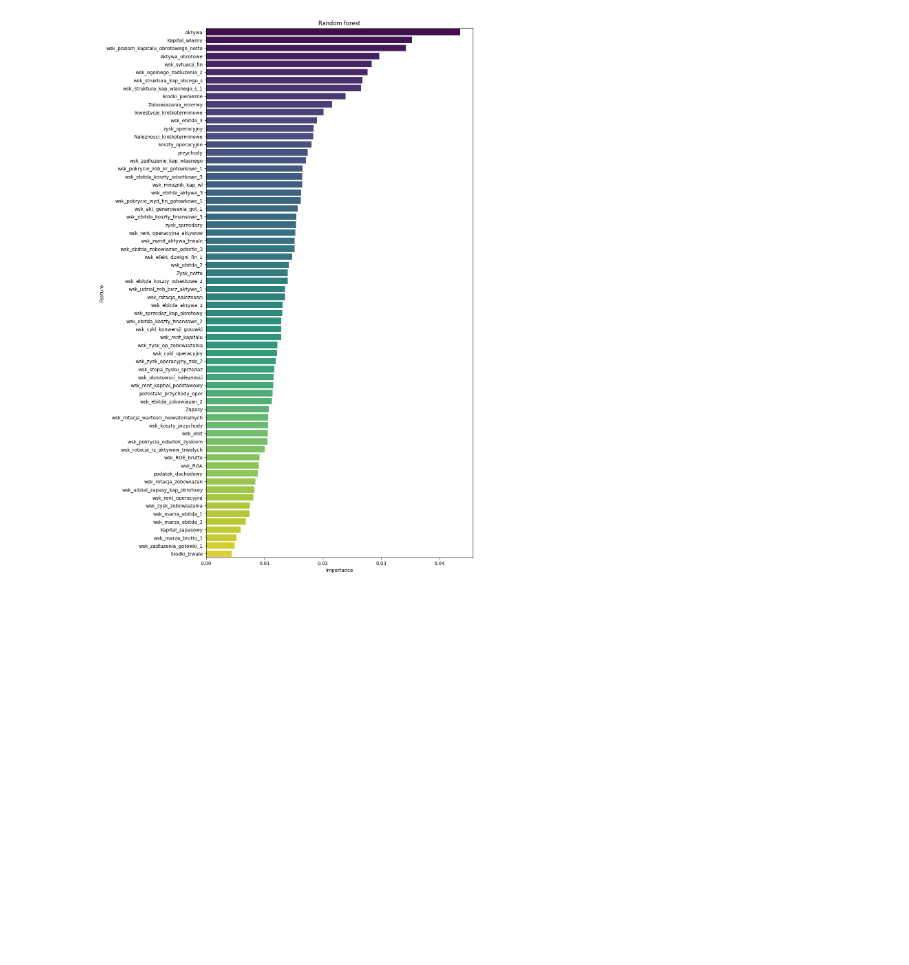
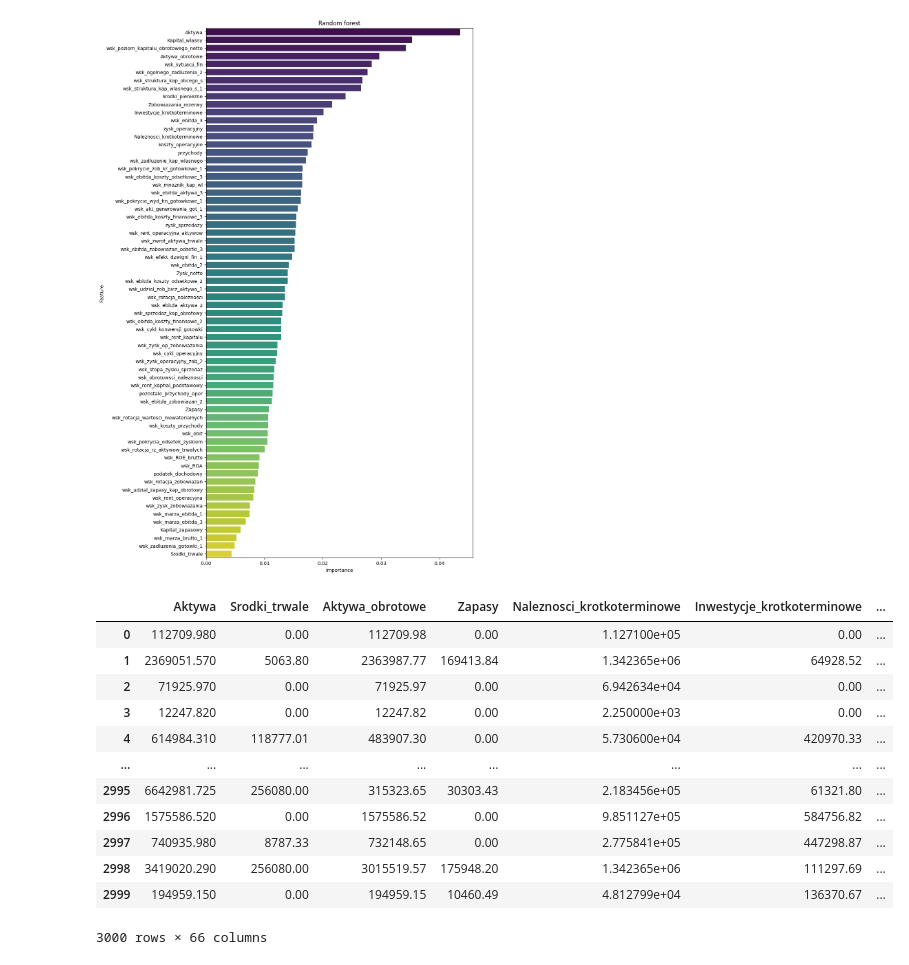
Before and after one commit to wojtek2288/interpretowalnosc, a Jupyter notebook: projekt.ipynb, the cells around one changed output. Saved outputs shown, nothing was run; the diff lists cells and outputs as text; code cells hidden in the pictures; blank space fills up the shorter version.

```diff
--- a/projekt.ipynb
+++ b/projekt.ipynb
@@ -566,3 +546,19 @@ Passing `palette` without assigning `hue` is deprecated and will be removed in v
 
   sns.barplot(x='Importance', y='Feature', data=feature_importance_df, palette='viridis')
 [figure]
+# %%
+features
+# %% [output]
+|  | Aktywa | Srodki_trwale | Aktywa_obrotowe | Zapasy | Naleznosci_krotkoterminowe | Inwestycje_krotkoterminowe | ... |
+| 0 | 112709.980 | 0.00 | 112709.98 | 0.00 | 1.127100e+05 | 0.00 | ... |
+| 1 | 2369051.570 | 5063.80 | 2363987.77 | 169413.84 | 1.342365e+06 | 64928.52 | ... |
+| 2 | 71925.970 | 0.00 | 71925.97 | 0.00 | 6.942634e+04 | 0.00 | ... |
+| 3 | 12247.820 | 0.00 | 12247.82 | 0.00 | 2.250000e+03 | 0.00 | ... |
+| 4 | 614984.310 | 118777.01 | 483907.30 | 0.00 | 5.730600e+04 | 420970.33 | ... |
+| ... | ... | ... | ... | ... | ... | ... | ... |
+| 2995 | 6642981.725 | 256080.00 | 315323.65 | 30303.43 | 2.183456e+05 | 61321.80 | ... |
+| 2996 | 1575586.520 | 0.00 | 1575586.52 | 0.00 | 9.851127e+05 | 584756.82 | ... |
+| 2997 | 740935.980 | 8787.33 | 732148.65 | 0.00 | 2.775841e+05 | 447298.87 | ... |
+| 2998 | 3419020.290 | 256080.00 | 3015519.57 | 175948.20 | 1.342365e+06 | 111297.69 | ... |
+| 2999 | 194959.150 | 0.00 | 194959.15 | 10460.49 | 4.812799e+04 | 136370.67 | ... |
+3000 rows × 66 columns
```
Also changed, not shown: parts of 13 cells of this notebook.
